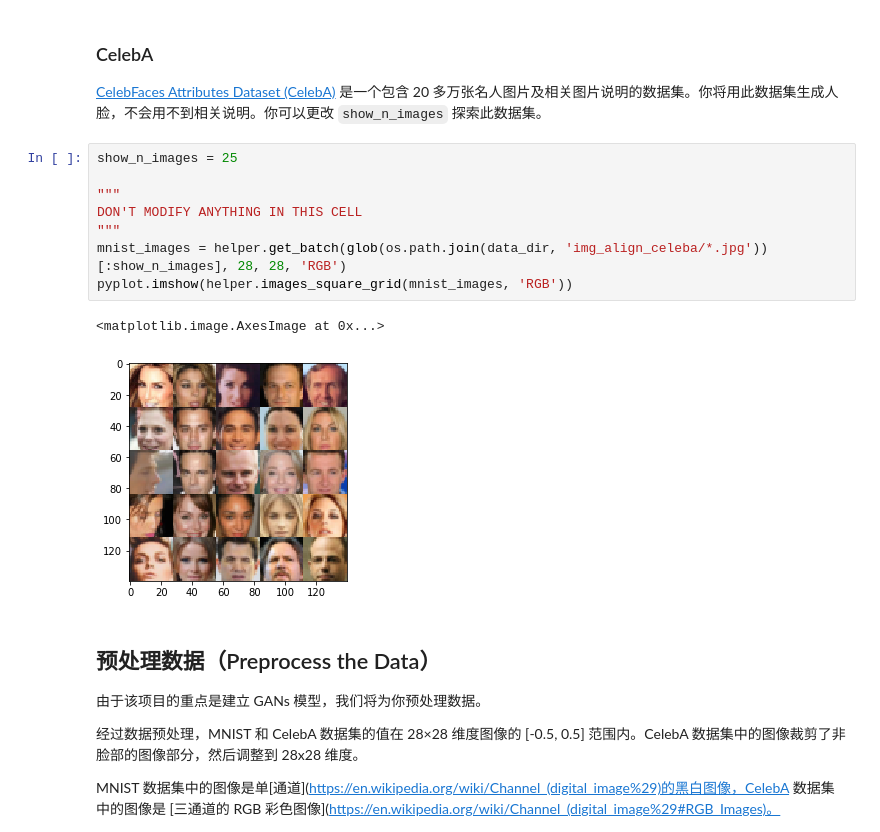
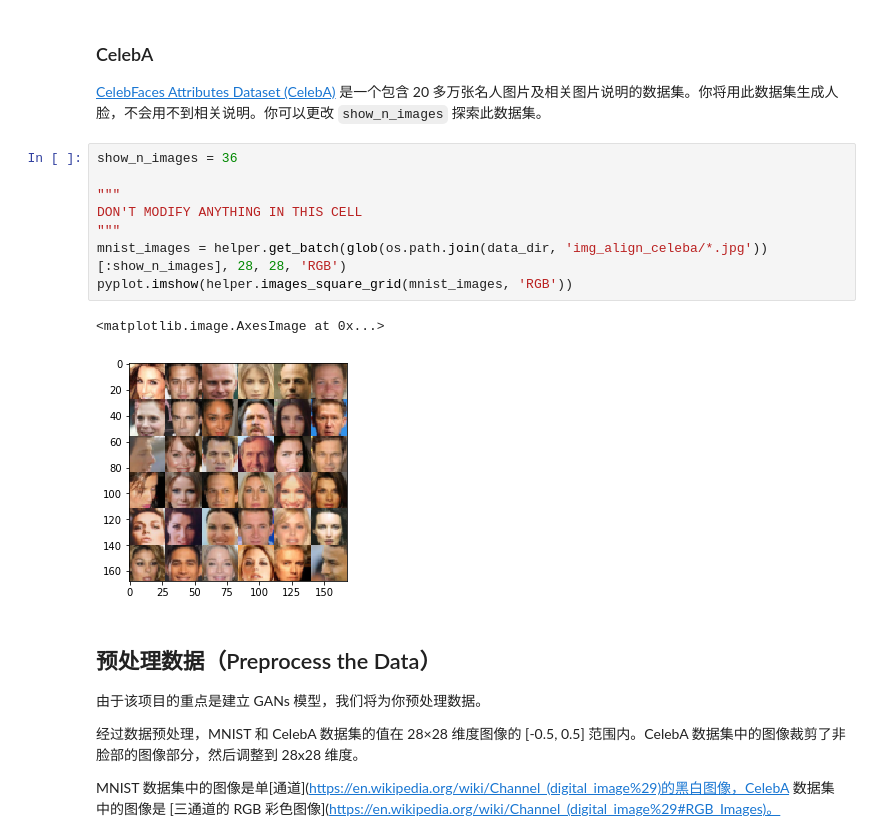
Before and after one commit to cadofa/face-generation, a Jupyter notebook: dlnd_face_generation.ipynb, the cells around one changed output. Cells and saved outputs as stored; diff of their text form.

```diff
--- a/dlnd_face_generation.ipynb
+++ b/dlnd_face_generation.ipynb
@@ -50,16 +50,16 @@ pyplot.imshow(helper.images_square_grid(mnist_images, 'L'), cmap='gray')
 ### CelebA
 [CelebFaces Attributes Dataset (CelebA)](http://mmlab.ie.cuhk.edu.hk/projects/CelebA.html) 是一个包含 20 多万张名人图片及相关图片说明的数据集。你将用此数据集生成人脸，不会用不到相关说明。你可以更改 `show_n_images` 探索此数据集。
 # %%
-show_n_images = 25
+show_n_images = 36
 
 """
 DON'T MODIFY ANYTHING IN THIS CELL
 """
 mnist_images = helper.get_batch(glob(os.path.join(data_dir, 'img_align_celeba/*.jpg'))[:show_n_images], 28, 28, 'RGB')
 pyplot.imshow(helper.images_square_grid(mnist_images, 'RGB'))
 # %% [output]
 <matplotlib.image.AxesImage at 0x...>
-[figure, old version]
+[figure, new version]
 # %% [markdown]
 ## 预处理数据（Preprocess the Data）
 由于该项目的重点是建立 GANs 模型，我们将为你预处理数据。
```
Also changed, not shown: parts of 3 cells of this notebook.
